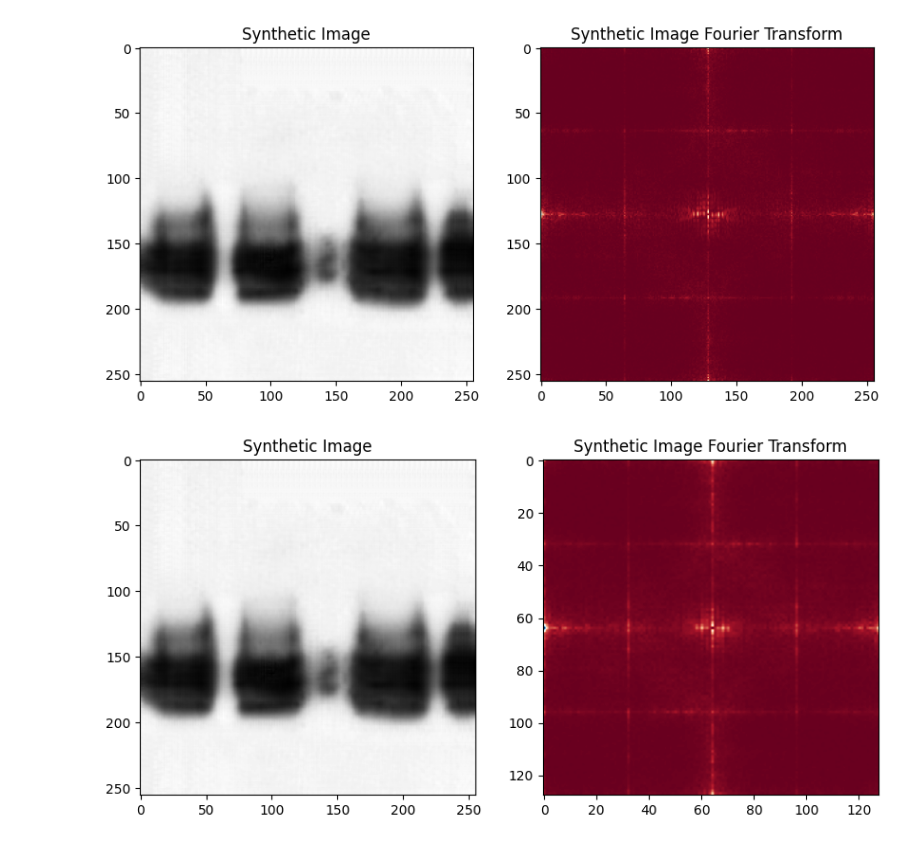
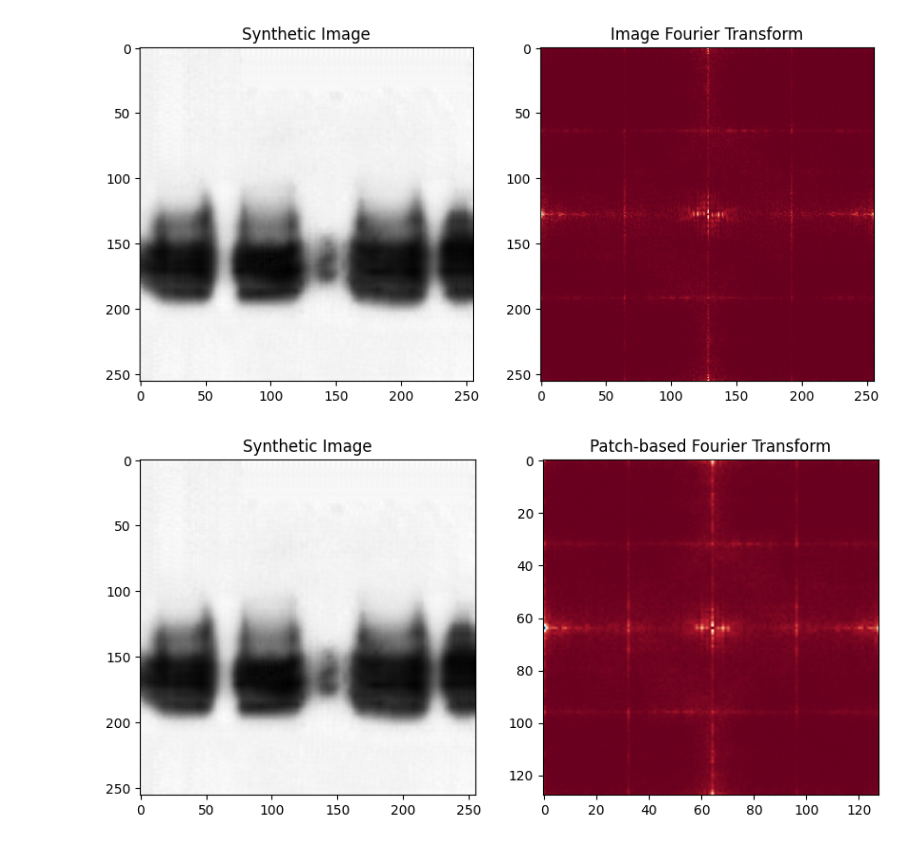
Before and after one commit to phillipecardenuto/ai-wblots-detector, a Jupyter notebook: paperfigs/figure-patches-wifs.ipynb, the cells around one changed output. Saved outputs shown, nothing was run; the diff lists cells and outputs as text; code cells hidden in the pictures.

Commit message:
add Figure notebooks

```diff
--- a/paperfigs/figure-patches-wifs.ipynb
+++ b/paperfigs/figure-patches-wifs.ipynb
@@ -35,17 +32,17 @@ synthetic = load_img(synthetic_img_path)
 # %%
 # Display Synthetic image side by their fourier transform
 fig, ax = plt.subplots(1, 2, figsize=(10, 5))
 ax[0].imshow(synthetic, cmap='gray')
 ax[0].set_title("Synthetic Image")
 res_noise = extract_residuum(synthetic)
 fft_synthetic = normalize_spectrum( dft(res_noise))
 center = fft_synthetic.shape[0] //2
 fft_synthetic[center, center] =0
 ax[1].imshow(np.log1p(fft_synthetic), cmap='RdBu')
-ax[1].set_title("Synthetic Image Fourier Transform")
+ax[1].set_title("Image Fourier Transform")
 plt.show()
 # %% [output]
-[figure, old version]
+[figure, new version]
 # %%
 # Patch based Fourier Spectrum
 # normalize error 0 - 100
@@ -53,14 +50,14 @@ fig, ax = plt.subplots(1, 2, figsize=(10, 5))
 ax[0].imshow(synthetic, cmap='gray')
 ax[0].set_title("Synthetic Image")
 res_noise = extract_residuum(synthetic)
-img_patches = image_patches(error, patch_height=128, patch_width=128)
+img_patches = image_patches(res_noise, patch_height=128, patch_width=128)
 patches_fourrier = [dft(patches) for patches in img_patches]
 patches_fourrier = [normalize_spectrum(patch) for patch in patches_fourrier]
 fft_synthetic = np.mean(patches_fourrier, axis=0)
 center = fft_synthetic.shape[0] //2
 fft_synthetic[center, center] =0
 ax[1].imshow(np.log1p(fft_synthetic), cmap='RdBu')
-ax[1].set_title("Synthetic Image Fourier Transform")
+ax[1].set_title("Patch-based Fourier Transform")
 plt.show()
 # %% [output]
-[figure, old version]
+[figure, new version]
```
Also changed, not shown: parts of 1 cell of this notebook, 2 other files.
